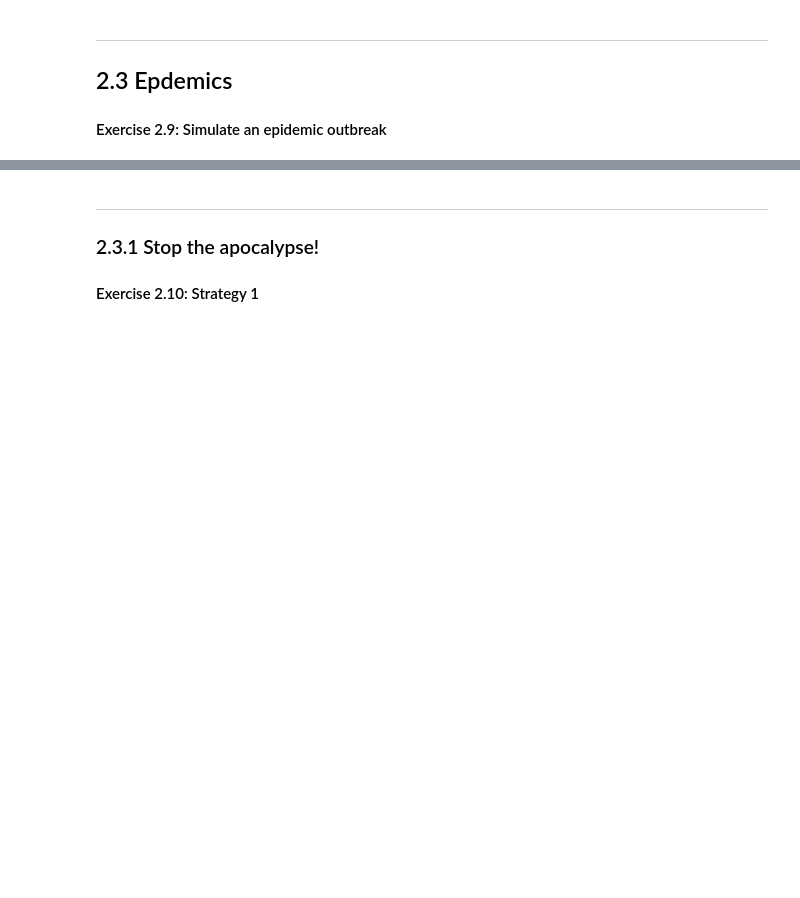
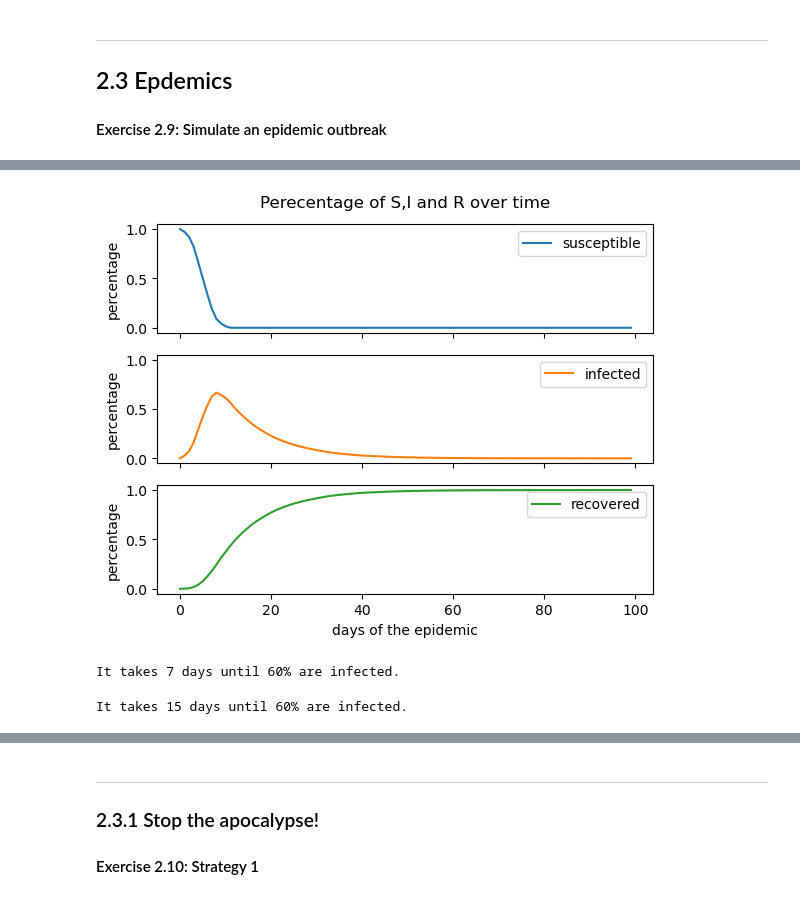
Before and after one commit to ewaMiazga/InternetAnalytics-2023, a Jupyter notebook: assignment2/ix-lab2-notebook-part3.ipynb, the cells around one changed output, grey strips where cells are left out. Saved outputs shown, nothing was run; the diff lists cells and outputs as text; code cells hidden in the pictures; blank space fills up the shorter version.

```diff
--- a/assignment2/ix-lab2-notebook-part3.ipynb
+++ b/assignment2/ix-lab2-notebook-part3.ipynb
@@ -77,0 +126,19 @@ for node in G.nodes():
+# %%
+axes = df.plot(rot=0, subplots=True, sharey=True, ylabel='percentage')
+plt.xlabel("days of the epidemic")
+plt.title('Perecentage of S,I and R over time', pad=200)
+plt.show()
+# %% [output]
+[figure, added]
+# %%
+# how long until 60% is infected
+inf_60 = df.index[df['infected'] >= 0.6].tolist()
+print('It takes {} days until 60% are infected.'.format(inf_60[0]))
+# %% [output]
+It takes 7 days until 60% are infected.
+# %%
+# how long until 60% is infected
+inf_60 = df.index[df['recovered'] >= 0.6].tolist()
+print('It takes {} days until 60% are infected.'.format(inf_60[0]))
+# %% [output]
+It takes 15 days until 60% are infected.
```
Also changed, not shown: parts of 23 cells of this notebook.
